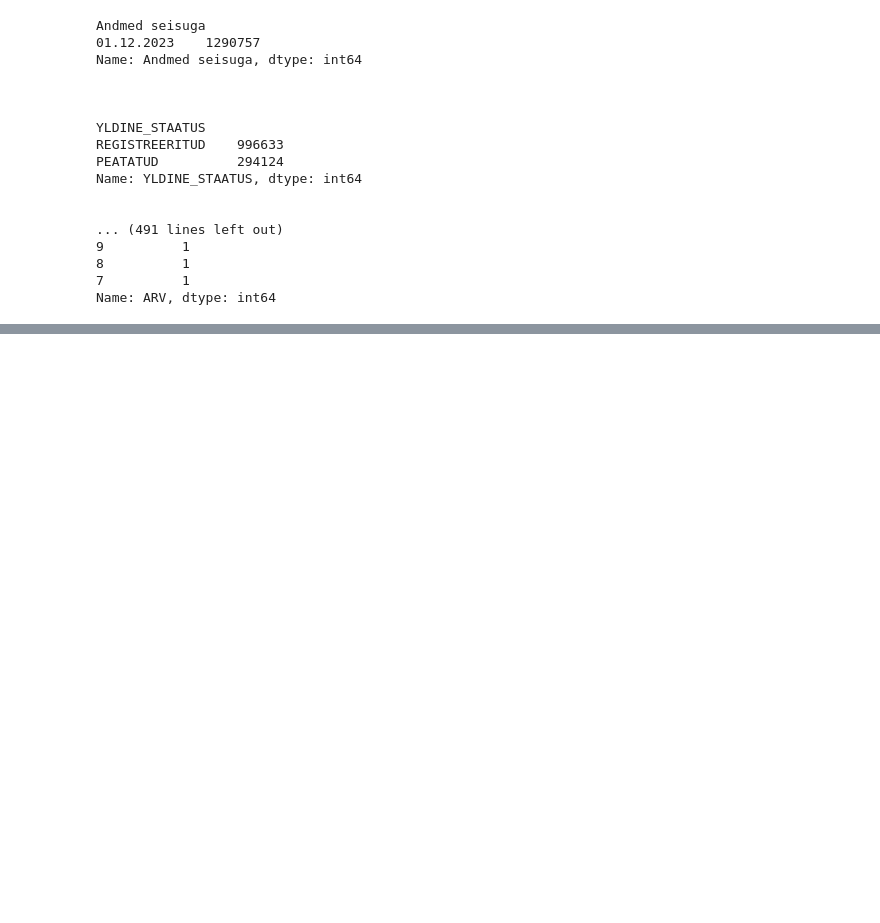
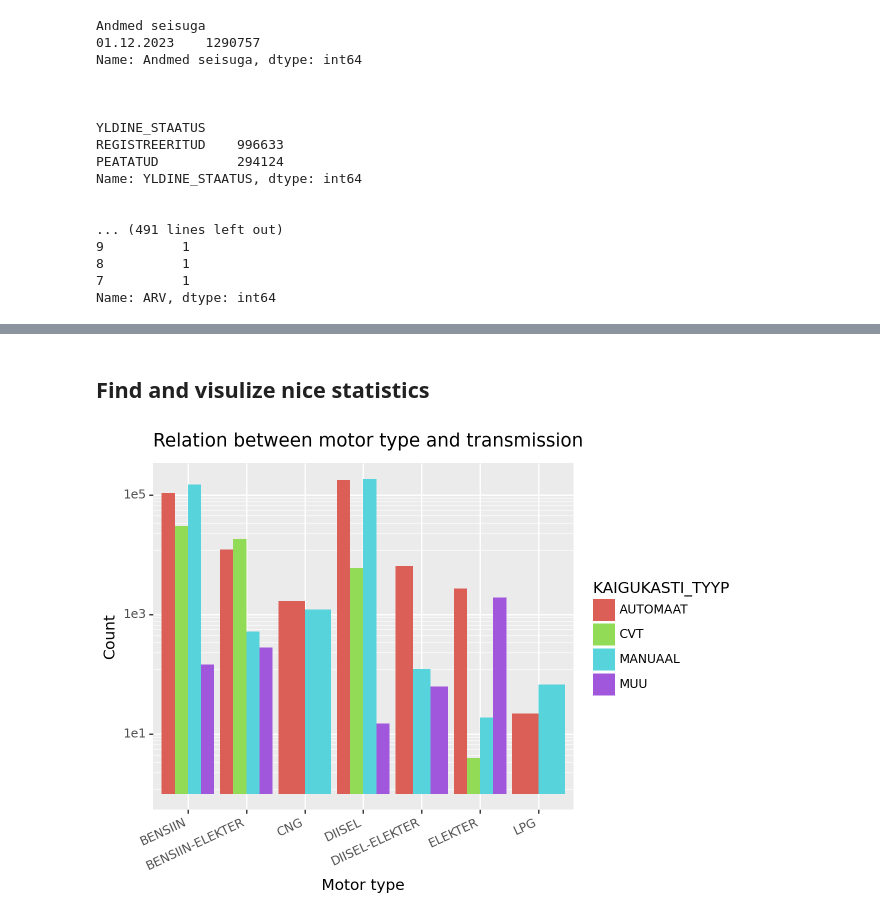
Before and after one commit to GregorSomething/IDS-Vehicle-Analysis, a Jupyter notebook: data_thing.ipynb, the cells around one changed output, grey strips where cells are left out. Saved outputs shown, nothing was run; the diff lists cells and outputs as text; code cells hidden in the pictures; blank space fills up the shorter version.

Commit message:
Added some graphs

```diff
--- a/data_thing.ipynb
+++ b/data_thing.ipynb
@@ -121,0 +122,33 @@ data_status.loc[data_status['MOOTORI_TYYP'] == 'DIISEL_HYBRIID', 'MOOTORI_TYYP']
+# %% [markdown]
+## Find and visulize nice statistics
+# %%
+%matplotlib inline
+import plotnine as p9
+# Imports
+# Constants
+DPI = 300
+COUNTYS = ['HARJU MAAKOND', 'TARTU MAAKOND', 'IDA-VIRU MAAKOND', 'PÄRNU MAAKOND', 'LÄÄNE-VIRU MAAKOND', 'VILJANDI MAAKOND',
+           'VÕRU MAAKOND', 'SAARE MAAKOND', 'RAPLA MAAKOND', 'JÄRVA MAAKOND', 'JÕGEVA MAAKOND', 'PÕLVA MAAKOND',
+           'VALGA MAAKOND', 'LÄÄNE MAAKOND', 'HIIU MAAKOND']
+county_data = pd.DataFrame({'area': [4327, 1032, 2972, 2545, 2674, 1816, 3696, 2165, 5419, 2765, 2938, 3349, 1917, 3420, 2305],
+    'population': [638076, 8474, 133358, 27739, 30072, 20688, 59608, 24036, 87418, 34038, 31919, 162390, 28114, 45637, 34317],
+    'population_density': [147.46, 8.21, 44.87, 10.90, 11.25, 11.40, 16.13, 11.10, 16.13, 12.31, 10.86, 54.26, 14.67, 13.37, 14.89],
+    'county': ['HARJU MAAKOND', 'HIIU MAAKOND', 'IDA-VIRU MAAKOND', 'JÕGEVA MAAKOND', 'JÄRVA MAAKOND',
+                'LÄÄNE MAAKOND', 'LÄÄNE-VIRU MAAKOND', 'PÕLVA MAAKOND', 'PÄRNU MAAKOND', 'RAPLA MAAKOND',
+                'SAARE MAAKOND', 'TARTU MAAKOND', 'VALGA MAAKOND', 'VILJANDI MAAKOND', 'VÕRU MAAKOND']})
+# %%
+# Motor vs transmission
+tmp1 = data_status.groupby(['MOOTORI_TYYP', 'KAIGUKASTI_TYYP']).size().reset_index(name='count')
+fig = (
+p9.ggplot(
+    data = tmp1,
+    mapping = p9.aes(x = 'MOOTORI_TYYP', y='count', fill = 'KAIGUKASTI_TYYP'),
+ )+ p9.scale_y_log10()
+  +  p9.geom_bar(position = 'dodge', stat='identity')
+  + p9.labs(x='Motor type', y='Count', color='Transmission type')
+  + p9.ggtitle('Relation between motor type and transmission')
+  + p9.theme(axis_text_x=p9.element_text(rotation=25, hjust=1))
+).draw(show=True)
+fig.savefig('img/motor_transmission.png', dpi=DPI)
+# %% [output]
+[figure, added]
```
Also changed, not shown: parts of 11 cells of this notebook, 4 other files.
